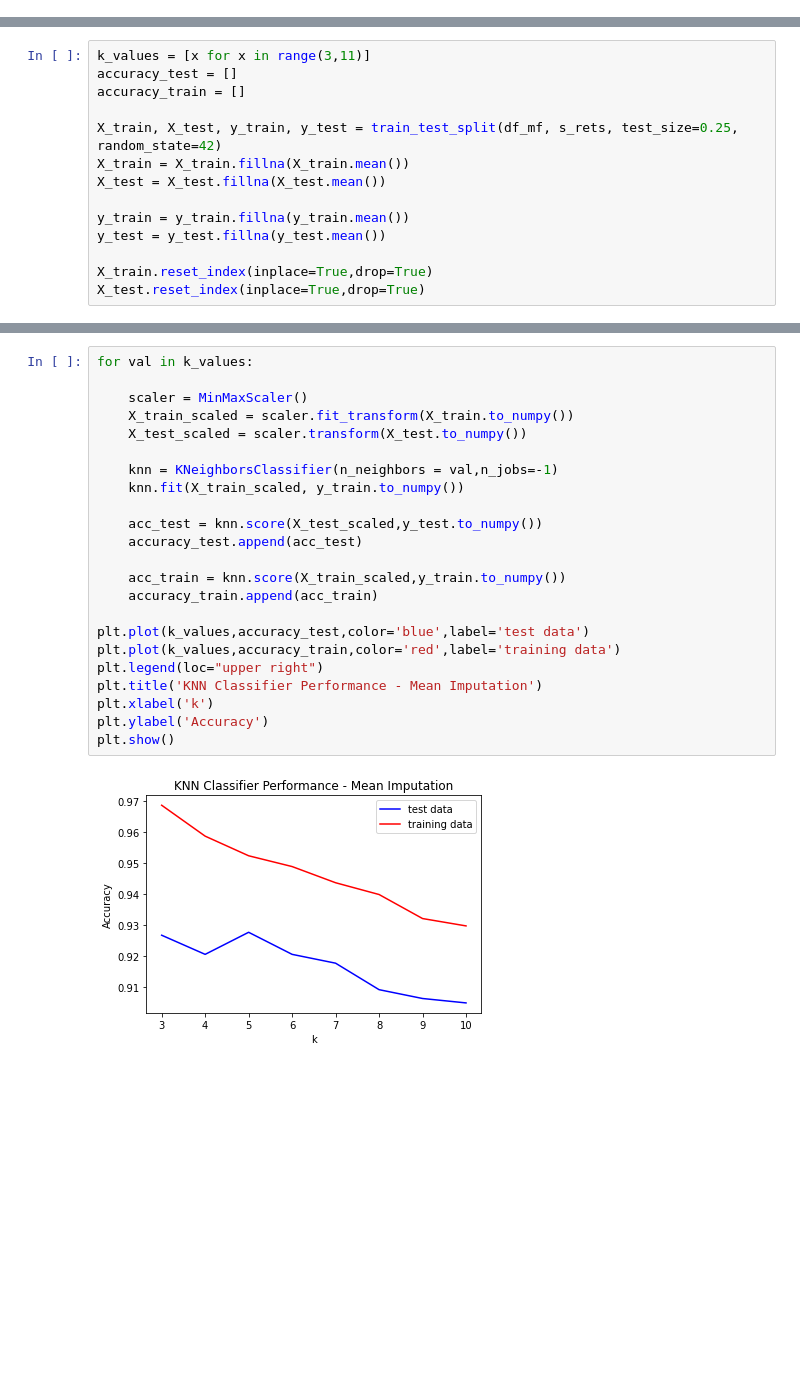
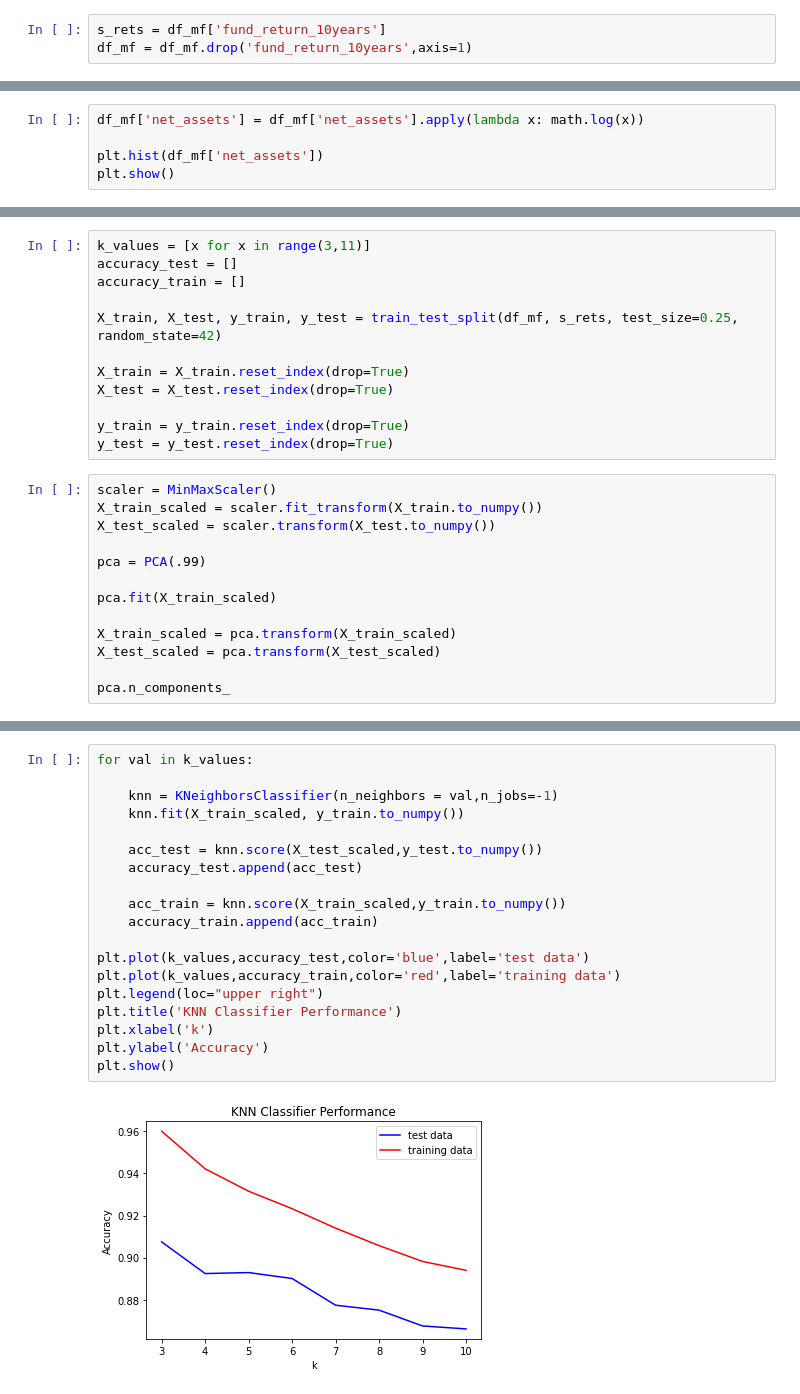
Before and after one commit to somjadhav/mutualfunds, a Jupyter notebook: main.ipynb, the cells around one changed output, grey strips where cells are left out. Drawn from its saved outputs; the diff is of its cells as text; blank space fills up the shorter version.

```diff
--- a/main.ipynb
+++ b/main.ipynb
@@ -30,3 +62,6 @@ df_mf = df_mf[['net_assets', 'fund_yield', 'morningstar_rating','investment', 's
+# %%
+s_rets = df_mf['fund_return_10years']
+df_mf = df_mf.drop('fund_return_10years',axis=1)
 # %%
 s_rets = s_rets > 13.6
 s_rets = s_rets.astype(int)
@@ -35,0 +76,5 @@ sum(s_rets)/len(s_rets)
+# %%
+df_mf['net_assets'] = df_mf['net_assets'].apply(lambda x: math.log(x))
+
+plt.hist(df_mf['net_assets'])
+plt.show()
@@ -60,11 +102,22 @@ accuracy_test = []
 accuracy_train = []
 
 X_train, X_test, y_train, y_test = train_test_split(df_mf, s_rets, test_size=0.25, random_state=42)
-X_train = X_train.fillna(X_train.mean())
-X_test = X_test.fillna(X_test.mean())
 
-y_train = y_train.fillna(y_train.mean())
-y_test = y_test.fillna(y_test.mean())
+X_train = X_train.reset_index(drop=True)
+X_test = X_test.reset_index(drop=True)
 
-X_train.reset_index(inplace=True,drop=True)
-X_test.reset_index(inplace=True,drop=True)
+y_train = y_train.reset_index(drop=True)
+y_test = y_test.reset_index(drop=True)
+# %%
+scaler = MinMaxScaler()
+X_train_scaled = scaler.fit_transform(X_train.to_numpy())
+X_test_scaled = scaler.transform(X_test.to_numpy())
+
+pca = PCA(.99)
+
+pca.fit(X_train_scaled)
+
+X_train_scaled = pca.transform(X_train_scaled)
+X_test_scaled = pca.transform(X_test_scaled)
+
+pca.n_components_
@@ -71,25 +126,21 @@ X_test.reset_index(inplace=True,drop=True)
 # %%
 for val in k_values:
-
-    scaler = MinMaxScaler()
-    X_train_scaled = scaler.fit_transform(X_train.to_numpy())
-    X_test_scaled = scaler.transform(X_test.to_numpy())
 
     knn = KNeighborsClassifier(n_neighbors = val,n_jobs=-1)
     knn.fit(X_train_scaled, y_train.to_numpy())
 
     acc_test = knn.score(X_test_scaled,y_test.to_numpy())
     accuracy_test.append(acc_test)
 
     acc_train = knn.score(X_train_scaled,y_train.to_numpy())
     accuracy_train.append(acc_train)
 
 plt.plot(k_values,accuracy_test,color='blue',label='test data')
 plt.plot(k_values,accuracy_train,color='red',label='training data')
 plt.legend(loc="upper right")
-plt.title('KNN Classifier Performance - Mean Imputation')
+plt.title('KNN Classifier Performance')
 plt.xlabel('k')
 plt.ylabel('Accuracy')
 plt.show()
 # %% [output]
-[figure, old version]
+[figure, new version]
```
Also changed, not shown: parts of 35 cells of this notebook, 1 other file.
